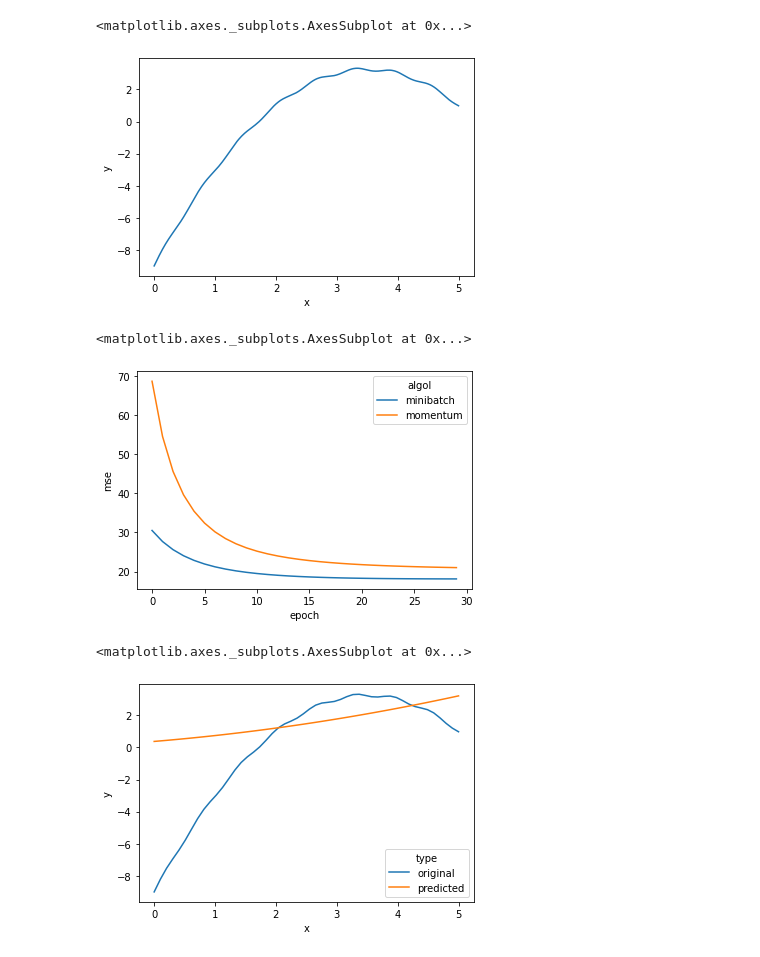
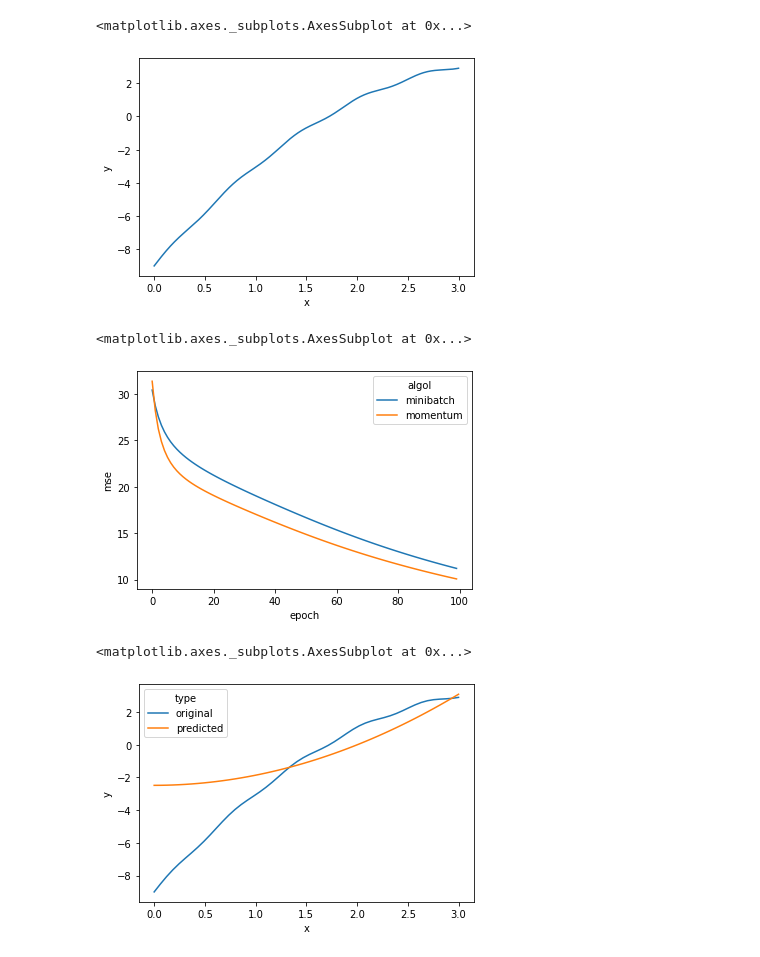
Before and after one commit to leo-hoet/deep_learning_notebooks, a Jupyter notebook: TP2_optimizacion.ipynb, the cells around one changed output. Drawn from its saved outputs; the diff is of its cells as text; code cells hidden in the pictures.

```diff
--- a/TP2_optimizacion.ipynb
+++ b/TP2_optimizacion.ipynb
@@ -15,19 +15,19 @@ def f(x):
 
 points = []
 for i in range(1000):
-  x = (random.random()) * 5
+  x = (random.random()) * 3
   points.append({'x': x, 'y': f(x)})
 
 df = pd.DataFrame(points)
 sns.lineplot(data=df, x='x', y='y')
 # %% [output]
 <matplotlib.axes._subplots.AxesSubplot at 0x...>
-[figure, old version]
+[figure, new version]
 # %%
 # hyper parameters
-epochs = 30
+epochs = 100
 batch_size = 20
-n_batches = 20
+n_batches = 8
 # %%
 # generate batches
 batches = []
@@ -48,9 +48,9 @@ def calc_gradient(x, y, W) -> np.array:
 
 def L_gradient(X, W):
   w1, w2, w3 = W
-  L_partial_w1 = (1/batch_size) * (np.array([4 * (y - w1 * (x ** 2) - w2 * x - w3) * (-w1 * x) for x in X]).sum())
-  L_partial_w2 = (1/batch_size) * (np.array([4 * (y - w1 * (x ** 2) - w2 * x - w3) * -w2 for x in X]).sum())
-  L_partial_w3 = (1/batch_size) * (np.array([2 * (y - w1 * (x ** 2) - w2 * x - w3) * (-1) for x in X]).sum())
+  L_partial_w1 = (1/batch_size) * (np.array([4 * (f(x) - w1 * (x ** 2) - w2 * x - w3) * (-w1 * x) for x in X]).sum())
+  L_partial_w2 = (1/batch_size) * (np.array([4 * (f(x) - w1 * (x ** 2) - w2 * x - w3) * -w2 for x in X]).sum())
+  L_partial_w3 = (1/batch_size) * (np.array([2 * (f(x) - w1 * (x ** 2) - w2 * x - w3) * (-1) for x in X]).sum())
   return np.array([L_partial_w1, L_partial_w2, L_partial_w3])
 
 def mse(X,W):
@@ -59,7 +59,7 @@ def mse(X,W):
 error_result = []
 
 # Minibatch
-learning_rate = 0.0001
+learning_rate = 0.001
 W = np.random.random(3) # w1, w2, and b
 mse_minibatch = []
 for e in range(epochs):
@@ -67,14 +67,13 @@ for e in range(epochs):
     x, *_ = X
     y_hat = predict_func(x, W)
     y = f(x)
-    err = y - y_hat
 
-    gradient = L_gradient(X, W)
+    gradient = L_gradient( X, W)
     W = W - learning_rate * gradient
   error_result.append({'epoch':e, 'mse': mse(X,W), 'algol':'minibatch'})
 # %%
 # First orden momentun
-learning_rate = 0.0001
+learning_rate = 0.001
 momentum = 0.01
 W = np.random.random(3) # w1, w2, and b
 mse_momentum = []
@@ -97,22 +96,19 @@ df = pd.DataFrame(error_result)
 sns.lineplot(data=df, x='epoch', y='mse', hue='algol')
 # %% [output]
 <matplotlib.axes._subplots.AxesSubplot at 0x...>
-[figure, old version]
+[figure, new version]
 # %%
-X = np.linspace(0,5,50)
+X = np.linspace(0,3,50)
 y = np.array([predict_func(x,W) for x in X])
 datas = []
 for x in X:
   datas.append({'x':x, 'y':f(x), 'type':'original'})
 
 for x in X:
   datas.append({'x':x, 'y':predict_func(x,W), 'type':'predicted'})
 
 df = pd.DataFrame(datas)
 sns.lineplot(data=df, x='x', y='y', hue='type')
-
-# Creo que al usar MSE esta buscando la curva que sea el AVG de todos los puntos
-# de la funcion original. Pero no estoy seguro
 # %% [output]
 <matplotlib.axes._subplots.AxesSubplot at 0x...>
-[figure, old version]
+[figure, new version]
```
